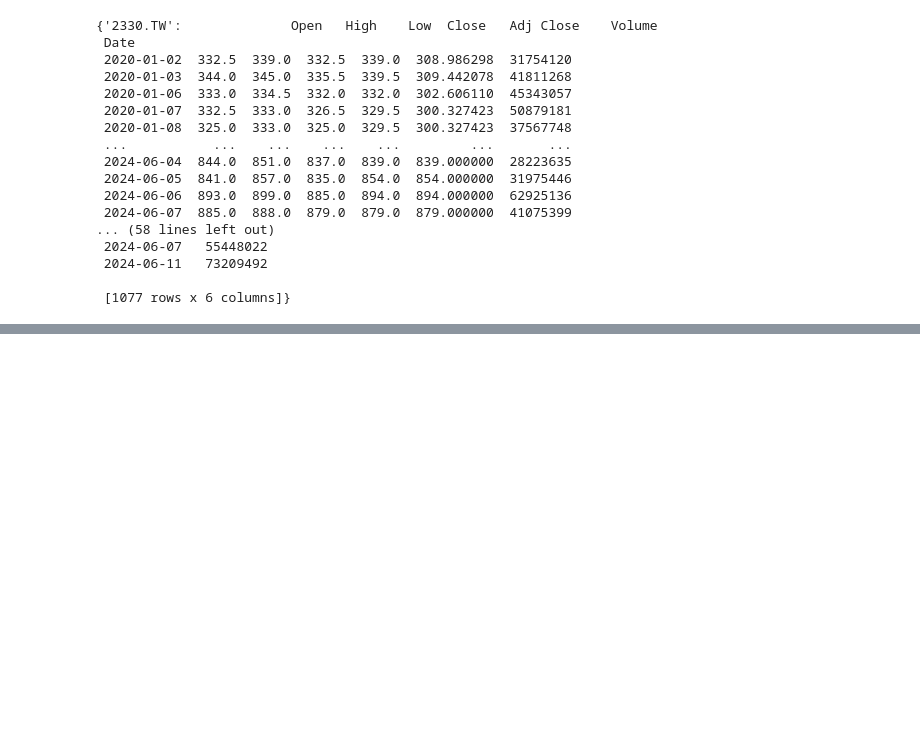
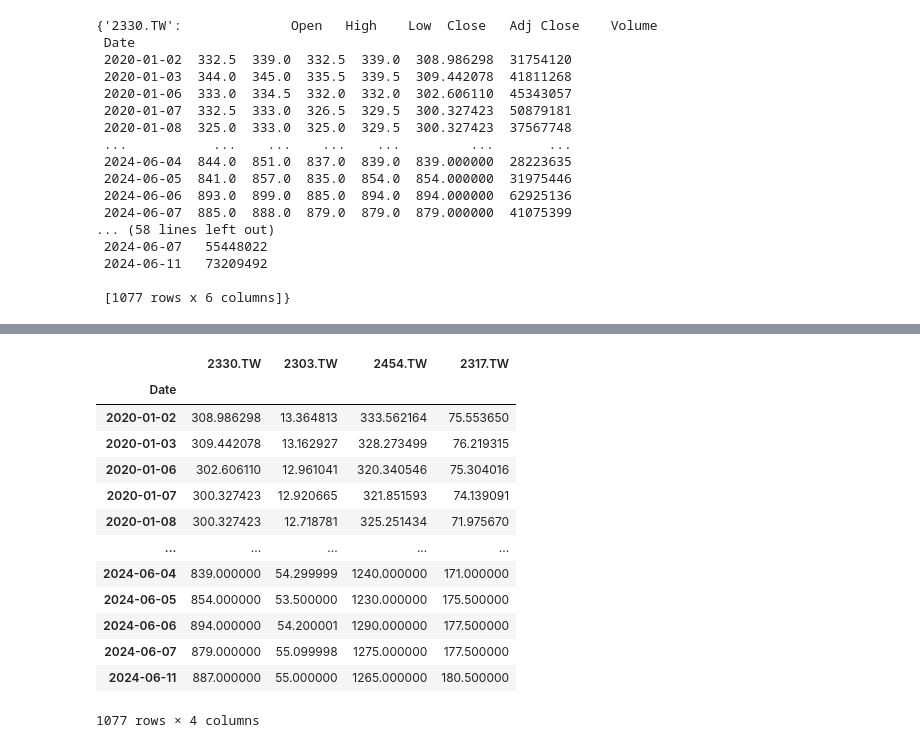
Before and after one commit to MarkChang2023/2023_11_14, a Jupyter notebook: lesson20/lesson20_1.ipynb, the cells around one changed output, grey strips where cells are left out. Cells and saved outputs as stored; diff of their text form; code cells hidden in the pictures; blank space fills up the shorter version.

```diff
--- a/lesson20/lesson20_1.ipynb
+++ b/lesson20/lesson20_1.ipynb
@@ -84,3 +87,8 @@ all_data
  2024-06-11   73209492
 
  [1077 rows x 6 columns]}
+# %%
+#透過剛剛建立的Dict，重新再建立一個新的Dict，裡面的DataFrame資料是Adj close
+for ticks, data in all_data.items():
+    print(ticks)
+    print(data)
@@ -86,0 +113,19 @@ all_data
+# %%
+#透過剛剛建立的Dict，重新再建立一個新的Dict，裡面的DataFrame資料是Adj close
+dataFrame = pd.DataFrame({ticks:data['Adj Close'] for ticks, data in all_data.items()})
+dataFrame
+# %% [output]
+|  | 2330.TW | 2303.TW | 2454.TW | 2317.TW |
+| Date |  |  |  |  |
+| 2020-01-02 | 308.986298 | 13.364813 | 333.562164 | 75.553650 |
+| 2020-01-03 | 309.442078 | 13.162927 | 328.273499 | 76.219315 |
+| 2020-01-06 | 302.606110 | 12.961041 | 320.340546 | 75.304016 |
+| 2020-01-07 | 300.327423 | 12.920665 | 321.851593 | 74.139091 |
+| 2020-01-08 | 300.327423 | 12.718781 | 325.251434 | 71.975670 |
+| ... | ... | ... | ... | ... |
+| 2024-06-04 | 839.000000 | 54.299999 | 1240.000000 | 171.000000 |
+| 2024-06-05 | 854.000000 | 53.500000 | 1230.000000 | 175.500000 |
+| 2024-06-06 | 894.000000 | 54.200001 | 1290.000000 | 177.500000 |
+| 2024-06-07 | 879.000000 | 55.099998 | 1275.000000 | 177.500000 |
+| 2024-06-11 | 887.000000 | 55.000000 | 1265.000000 | 180.500000 |
+1077 rows × 4 columns
```
Also changed, not shown: parts of 4 cells of this notebook.
